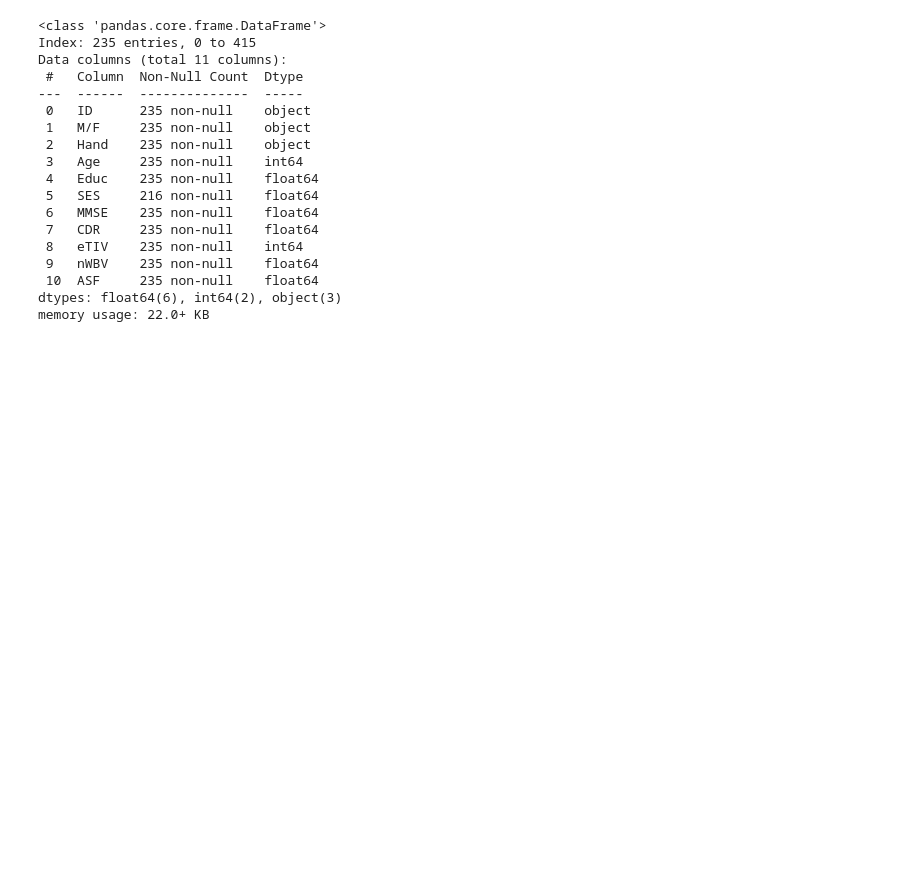
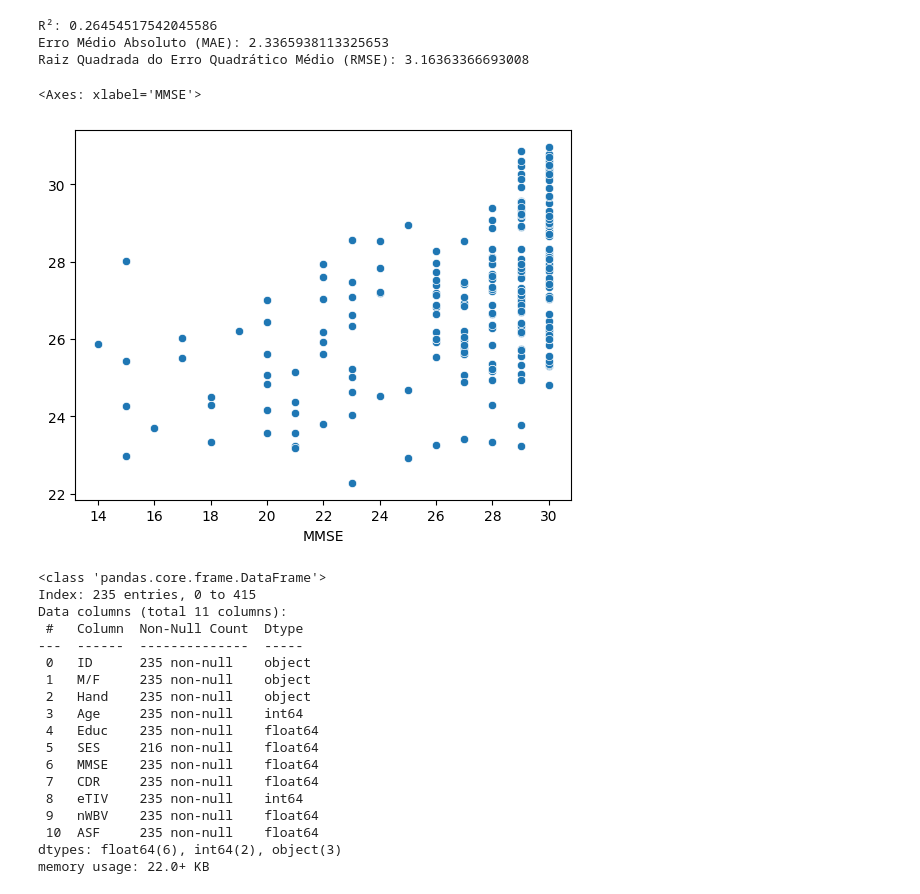
Before and after one commit to Joangopa/datascienceforneuro, a Jupyter notebook: testes.ipynb, the cells around one changed output. Cells and saved outputs as stored; diff of their text form; code cells hidden in the pictures; blank space fills up the shorter version.

```diff
--- a/testes.ipynb
+++ b/testes.ipynb
@@ -4,3 +101,35 @@ import seaborn as sns
+# %%
+# Definir as variáveis independentes e dependente
+X = calculos_MMSE[['Educ', 'nWBV']]
+y = calculos_MMSE['MMSE']
+
+# Ajustar o modelo de regressão linear
+model = LinearRegression(fit_intercept=True)
+model.fit(X, y)
+
+predictions = model.predict(X)
+
+# Calcular o R²
+r2 = r2_score(y, predictions)
+
+# Calcular o Erro Médio Absoluto (MAE)
+mae = mean_absolute_error(y, predictions)
+
+mse = mean_squared_error(y, predictions)
+rmse = np.sqrt(mse)
+
+print(f"R²: {r2}")
+print(f"Erro Médio Absoluto (MAE): {mae}")
+print(f"Raiz Quadrada do Erro Quadrático Médio (RMSE): {rmse}")
+# %% [output]
+R²: 0.26454517542045586
+Erro Médio Absoluto (MAE): 2.3365938113325653
+Raiz Quadrada do Erro Quadrático Médio (RMSE): 3.16363366693008
+# %%
+sns.scatterplot(x = y, y = predictions)
+# %% [output]
+<Axes: xlabel='MMSE'>
+[figure, added]
 # %%
 def load_data():
     data = pd.read_csv('arquivos/oasis_cross-sectional.csv')
```
Also changed, not shown: parts of 15 cells of this notebook, 3 other files.
